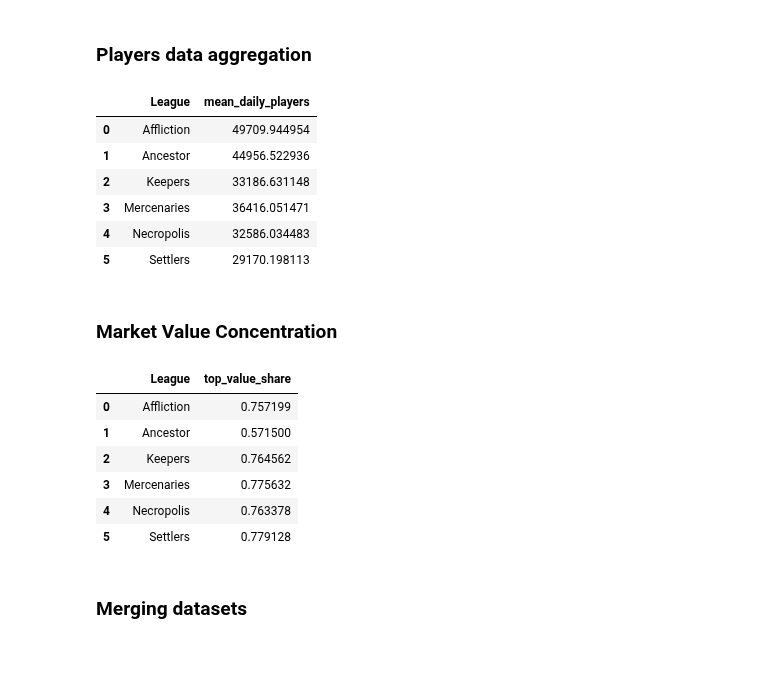
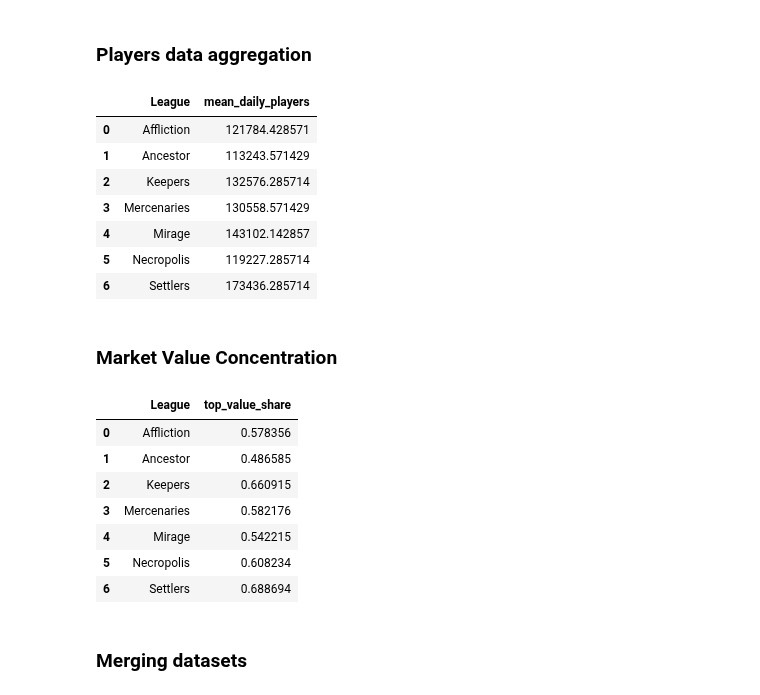
Before and after one commit to NataliaMiodowska/PoeMarketAnalyser, a Jupyter notebook: notebooks/09_case study_early_economy_new_league.ipynb, the cells around one changed output. Cells and saved outputs as stored; diff of their text form; code cells hidden in the pictures; blank space fills up the shorter version.

```diff
--- a/notebooks/09_case study_early_economy_new_league.ipynb
+++ b/notebooks/09_case study_early_economy_new_league.ipynb
@@ -31,8 +40,7 @@ Preparing the data only doing what is needed for the case study analysis
 # %%
 # add Day column
 players_mirage["Date"] = pd.to_datetime(players_mirage["Date"])
-league_start = players_new.groupby("League")["Date"].transform("min")
-# league day
+league_start = players_mirage.groupby("League")["Date"].transform("min")
 players_mirage["Day"] = (players_mirage["Date"]-league_start).dt.days + 1
 players_mirage
 # %% [output]
@@ -53,7 +116,14 @@ show(items_mirage)
 # %% [markdown]
 ## Merging old and new datasets
+# %%
+items_all = pd.concat([items, items_mirage])
+players_all = pd.concat([players, players_mirage])
 # %% [markdown]
 ## League economic indicators - for 7 first days of each league
+# %%
+# filtering first 7 days of each league
+items_all = items_all[items_all["Day"] <= 7]
+players_all = players_all[players_all["Day"] <= 7]
 # %% [markdown]
 ### Item data aggregation
 # %%
@@ -73,16 +144,17 @@ league_market
 # %% [markdown]
 ### Players data aggregation
 # %%
-league_players = (players.groupby("League").agg(mean_daily_players=("Players","mean")).reset_index())
+league_players = (players_all.groupby("League").agg(mean_daily_players=("Players","mean")).reset_index())
 league_players
 # %% [output]
 |  | League | mean_daily_players |
-| 0 | Affliction | 49709.944954 |
-| 1 | Ancestor | 44956.522936 |
-| 2 | Keepers | 33186.631148 |
-| 3 | Mercenaries | 36416.051471 |
-| 4 | Necropolis | 32586.034483 |
-| 5 | Settlers | 29170.198113 |
+| 0 | Affliction | 121784.428571 |
+| 1 | Ancestor | 113243.571429 |
+| 2 | Keepers | 132576.285714 |
+| 3 | Mercenaries | 130558.571429 |
+| 4 | Mirage | 143102.142857 |
+| 5 | Necropolis | 119227.285714 |
+| 6 | Settlers | 173436.285714 |
 # %% [markdown]
 ### Market Value Concentration
 # %%
@@ -92,20 +164,19 @@ def market_concentration(df):
     top_n = int(len(df) * 0.01)
     top_value = df.nlargest(top_n, "Value")["Value"].sum()
 
-    return pd.Series({
-        "top_value_share": top_value / total_value
-    })
+    return pd.Series({"top_value_share": top_value / total_value})
 
-market_concentration = items.groupby("League").apply(market_concentration, include_groups=False).reset_index()
+market_concentration = items_all.groupby("League").apply(market_concentration, include_groups=False).reset_index()
 market_concentration
 # %% [output]
 |  | League | top_value_share |
-| 0 | Affliction | 0.757199 |
-| 1 | Ancestor | 0.571500 |
-| 2 | Keepers | 0.764562 |
-| 3 | Mercenaries | 0.775632 |
-| 4 | Necropolis | 0.763378 |
-| 5 | Settlers | 0.779128 |
+| 0 | Affliction | 0.578356 |
+| 1 | Ancestor | 0.486585 |
+| 2 | Keepers | 0.660915 |
+| 3 | Mercenaries | 0.582176 |
+| 4 | Mirage | 0.542215 |
+| 5 | Necropolis | 0.608234 |
+| 6 | Settlers | 0.688694 |
 # %% [markdown]
 ### Merging datasets
 # %%
```
Also changed, not shown: parts of 46 cells of this notebook, 2 other files.
